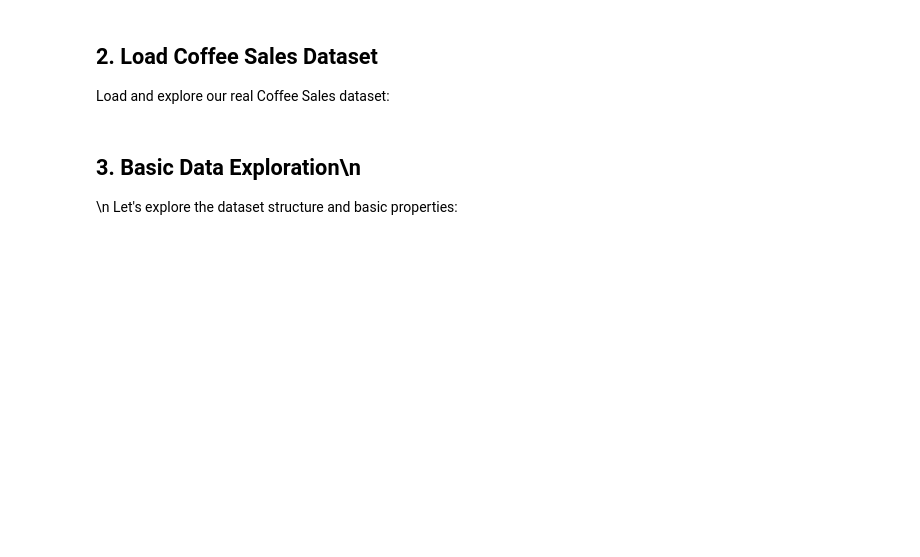
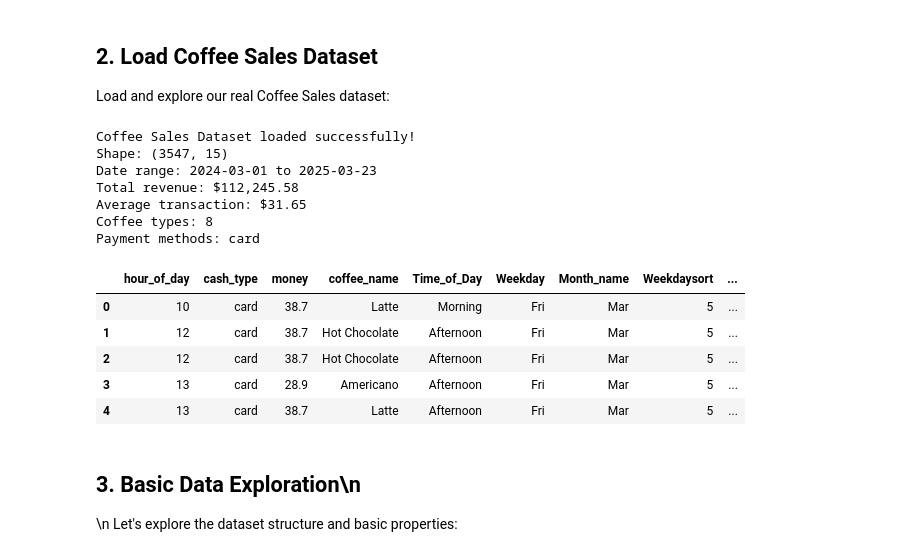
Before and after one commit to bcdelodx/quipu-analytics-suite, a Jupyter notebook: examples/quick_start_data_analysis.ipynb, the cells around one changed output. Saved outputs shown, nothing was run; the diff lists cells and outputs as text; code cells hidden in the pictures; blank space fills up the shorter version.

```diff
--- a/examples/quick_start_data_analysis.ipynb
+++ b/examples/quick_start_data_analysis.ipynb
@@ -90,29 +100,43 @@ print(" Libraries loaded successfully - Ready for coffee sales analysis!")
 
 Load and explore our real Coffee Sales dataset:
 # %%
-# Load the Coffee Sales dataset
-df = pd.read_csv('../data/Coffee_sales.csv')
+# Load the Coffee Sales dataset (tab-separated)
+df = pd.read_csv('../data/Coffee_sales.csv', sep='\t')
 
 # Basic data preprocessing
 df['Date'] = pd.to_datetime(df['Date'])
 df['money'] = pd.to_numeric(df['money'], errors='coerce')
 df = df.dropna(subset=['money'])
 
 # Add some useful calculated fields
 df['revenue'] = df['money']
 df['day_name'] = df['Date'].dt.day_name()
 df['month_name'] = df['Month_name']
 df['is_weekend'] = df['Weekday'].isin(['Sat', 'Sun'])
 
 print("Coffee Sales Dataset loaded successfully!")
 print(f"Shape: {df.shape}")
 print(f"Date range: {df['Date'].min().date()} to {df['Date'].max().date()}")
 print(f"Total revenue: ${df['revenue'].sum():,.2f}")
 print(f"Average transaction: ${df['revenue'].mean():.2f}")
 print(f"Coffee types: {df['coffee_name'].nunique()}")
 print(f"Payment methods: {', '.join(df['cash_type'].unique())}")
 
 df.head()
+# %% [output]
+Coffee Sales Dataset loaded successfully!
+Shape: (3547, 15)
+Date range: 2024-03-01 to 2025-03-23
+Total revenue: $112,245.58
+Average transaction: $31.65
+Coffee types: 8
+Payment methods: card
+|  | hour_of_day | cash_type | money | coffee_name | Time_of_Day | Weekday | Month_name | Weekdaysort | ... |
+| 0 | 10 | card | 38.7 | Latte | Morning | Fri | Mar | 5 | ... |
+| 1 | 12 | card | 38.7 | Hot Chocolate | Afternoon | Fri | Mar | 5 | ... |
+| 2 | 12 | card | 38.7 | Hot Chocolate | Afternoon | Fri | Mar | 5 | ... |
+| 3 | 13 | card | 28.9 | Americano | Afternoon | Fri | Mar | 5 | ... |
+| 4 | 13 | card | 38.7 | Latte | Afternoon | Fri | Mar | 5 | ... |
 # %% [markdown]
 ## 3. Basic Data Exploration\n
 \n
```
Also changed, not shown: parts of 6 cells of this notebook.
